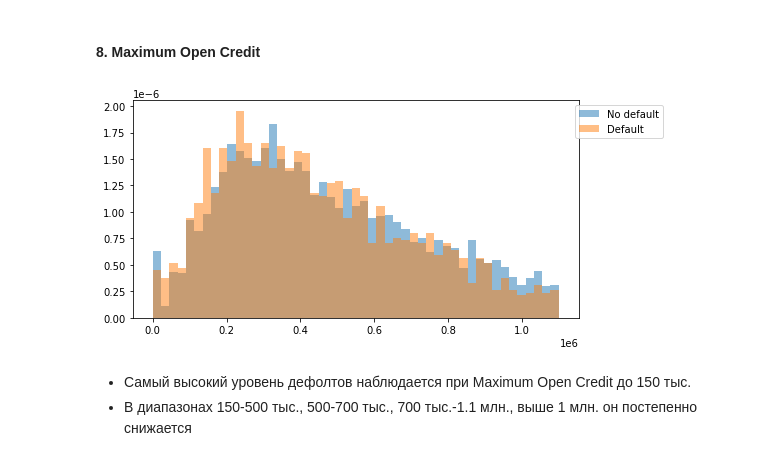
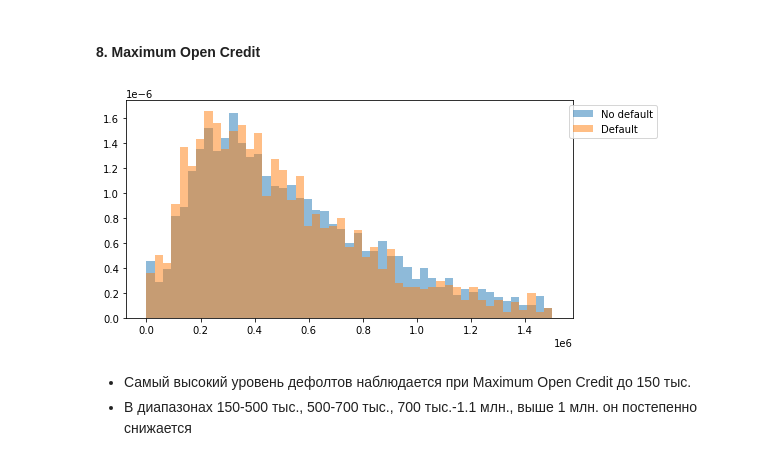
Before and after one commit to Yanina-Kutovaya/portfolio, a Jupyter notebook: Credit_default_forecast.ipynb, the cells around one changed output. Cells and saved outputs as stored; diff of their text form; code cells hidden in the pictures.

```diff
--- a/Credit_default_forecast.ipynb
+++ b/Credit_default_forecast.ipynb
@@ -252,9 +252,9 @@ var_target_plot('Current Credit Balance', 0, 1.5e+06)
 # %% [markdown]
 #### 8. Maximum Open Credit
 # %%
-var_target_plot('Maximum Open Credit', 0, 1.1e+06)
+var_target_plot('Maximum Open Credit', 0, 1.5e+06)
 # %% [output]
-[figure, old version]
+[figure, new version]
 # %% [markdown]
 * Самый высокий уровень дефолтов наблюдается при Maximum Open Credit до 150 тыс.
 * В диапазонах 150-500 тыс., 500-700 тыс., 700 тыс.-1.1 млн., выше 1 млн. он постепенно снижается
```
Also changed, not shown: parts of 28 cells of this notebook.
